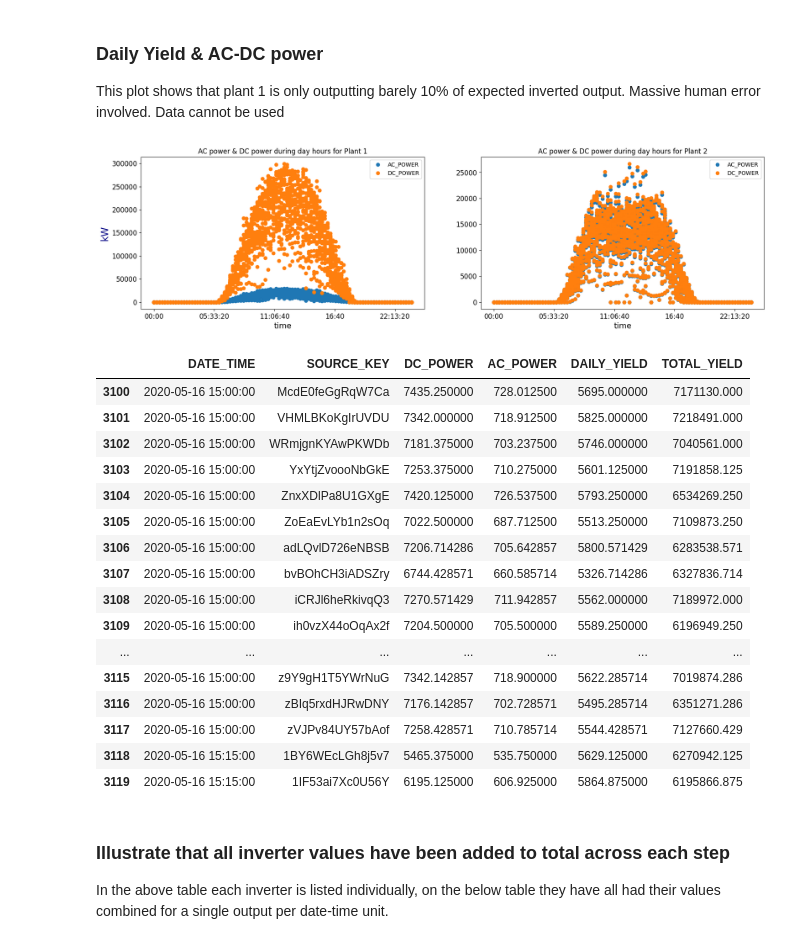
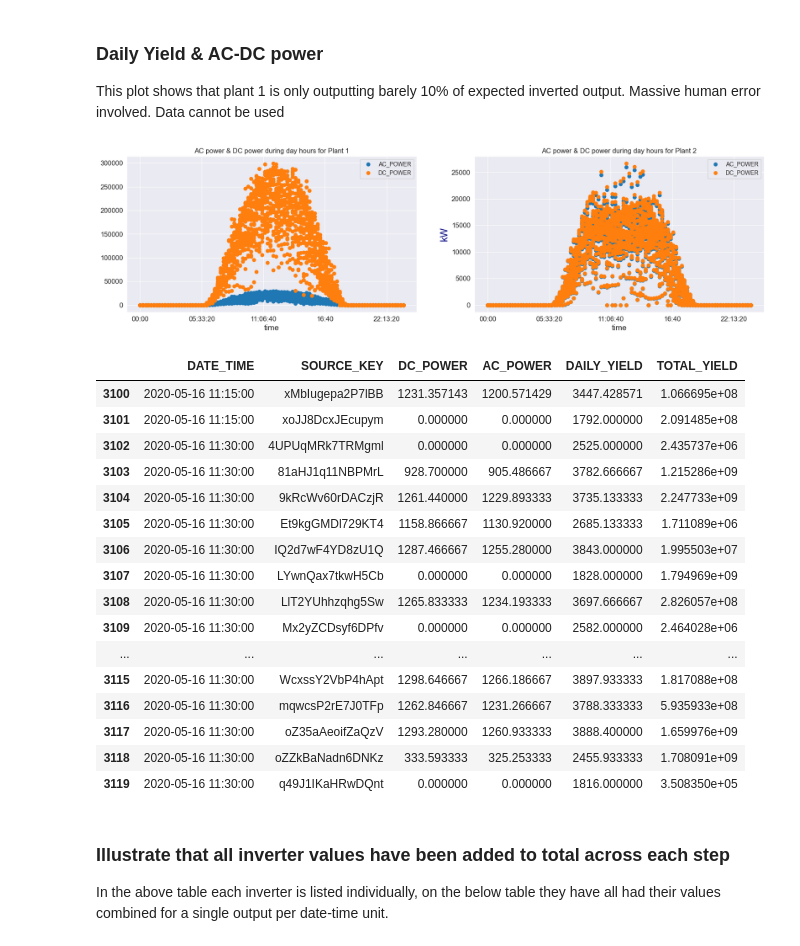
Before and after one commit to YohannesDK/DAT540_Group_11, a Jupyter notebook: DAT540_Group_11.ipynb, the cells around one changed output. Saved outputs shown, nothing was run; the diff lists cells and outputs as text; code cells hidden in the pictures.

Commit message:
plant 1 done

```diff
--- a/DAT540_Group_11.ipynb
+++ b/DAT540_Group_11.ipynb
@@ -918,69 +918,69 @@ import datetime as dt
 import matplotlib.dates as mdates
 warnings.filterwarnings('ignore')
 # %%
-gen_1=pd.read_csv('./Plant_2_Generation_Data.csv')
+gen_2=pd.read_csv('./Plant_2_Generation_Data.csv')
+gen_2.drop('PLANT_ID',1,inplace=True)
+
+gen_1=pd.read_csv('./Plant_1_Generation_Data.csv')
 gen_1.drop('PLANT_ID',1,inplace=True)
-
-gen_2=pd.read_csv('./Plant_1_Generation_Data.csv')
-gen_2.drop('PLANT_ID',1,inplace=True)
 
 sens_1= pd.read_csv('./Plant_2_Weather_Sensor_Data.csv')
 sens_1.drop('PLANT_ID',1,inplace=True)
 #format datetime
-gen_1['DATE_TIME']= pd.to_datetime(gen_1['DATE_TIME'],format='%Y-%m-%d %H:%M') #named plant 2 data as gen_1
-gen_2['DATE_TIME']= pd.to_datetime(gen_2['DATE_TIME'],format='%d-%m-%Y %H:%M') #named plant 1 data as gen_2
+gen_2['DATE_TIME']= pd.to_datetime(gen_2['DATE_TIME'],format='%Y-%m-%d %H:%M') #named plant 2 data as gen_2
+gen_1['DATE_TIME']= pd.to_datetime(gen_1['DATE_TIME'],format='%d-%m-%Y %H:%M') #named plant 1 data as gen_1
 sens_1['DATE_TIME']= pd.to_datetime(sens_1['DATE_TIME'],format='%Y-%m-%d %H:%M:%S')
 # %% [markdown]
 ### Daily Yield & AC-DC power
 This plot shows that plant 1 is only outputting barely 10% of expected inverted output. Massive human error involved. Data cannot be used
 # %%
-df_gen=gen_1.groupby('DATE_TIME').sum().reset_index() #group all items by the increments, which has several inverters. SUm all the inverter values into one. SO you get one value per time step for each collumn
-df_gen['time']=df_gen['DATE_TIME'].dt.time #taking the time component from datetime and making a collumn
+df_gen2=gen_2.groupby('DATE_TIME').sum().reset_index() #group all items by the increments, which has several inverters. SUm all the inverter values into one. SO you get one value per time step for each collumn
+df_gen2['time']=df_gen2['DATE_TIME'].dt.time #taking the time component from datetime and making a collumn
 
 #Setting up plant 2 dataframe
-df_gen2=gen_2.groupby('DATE_TIME').sum().reset_index()
-df_gen2['time']=df_gen2['DATE_TIME'].dt.time
+df_gen=gen_1.groupby('DATE_TIME').sum().reset_index()
+df_gen['time']=df_gen['DATE_TIME'].dt.time
 
 fig,ax = plt.subplots(ncols=2,nrows=1,dpi=100,figsize=(20,5))
 
 # daily yield plot
-#df_gen.plot(x='DATE_TIME',y='DAILY_YIELD',color='navy',ax=ax[0])
+#df_gen2.plot(x='DATE_TIME',y='DAILY_YIELD',color='navy',ax=ax[0])
 
 
 # AC & DC power plot
-df_gen.set_index('time').drop('DATE_TIME',1)[['AC_POWER','DC_POWER']].plot(style='o',ax=ax[0]) #plant 2 plot
-df_gen2.set_index('time').drop('DATE_TIME',1)[['AC_POWER','DC_POWER']].plot(style='o',ax=ax[1]) #plant 1 plot
+df_gen2.set_index('time').drop('DATE_TIME',1)[['AC_POWER','DC_POWER']].plot(style='o',ax=ax[1]) #plant 2 plot
+df_gen.set_index('time').drop('DATE_TIME',1)[['AC_POWER','DC_POWER']].plot(style='o',ax=ax[0]) #plant 1 plot
 
 
 #ax[0].set_title('Daily yield',)
 
 
-ax[0].set_title('AC power & DC power during day hours for Plant 2')
-ax[1].set_title('AC power & DC power during day hours for Plant 1')
-ax[0].set_ylabel('kW',color='navy',fontsize=17)
+ax[1].set_title('AC power & DC power during day hours for Plant 2')
+ax[0].set_title('AC power & DC power during day hours for Plant 1')
+ax[1].set_ylabel('kW',color='navy',fontsize=17)
 plt.show()
 
 pd.options.display.max_rows = 4000 #output text size
-gen_1[3100:3120] #snapshot of plant 1 to illustrate this dataframe carries several inverters for each time step
+gen_2[3100:3120] #snapshot of plant 1 to illustrate this dataframe carries several inverters for each time step
 # %% [output]
-[figure, old version]
+[figure, new version]
 |  | DATE_TIME | SOURCE_KEY | DC_POWER | AC_POWER | DAILY_YIELD | TOTAL_YIELD |
-| 3100 | 2020-05-16 15:00:00 | McdE0feGgRqW7Ca | 7435.250000 | 728.012500 | 5695.000000 | 7171130.000 |
-| 3101 | 2020-05-16 15:00:00 | VHMLBKoKgIrUVDU | 7342.000000 | 718.912500 | 5825.000000 | 7218491.000 |
-| 3102 | 2020-05-16 15:00:00 | WRmjgnKYAwPKWDb | 7181.375000 | 703.237500 | 5746.000000 | 7040561.000 |
-| 3103 | 2020-05-16 15:00:00 | YxYtjZvoooNbGkE | 7253.375000 | 710.275000 | 5601.125000 | 7191858.125 |
-| 3104 | 2020-05-16 15:00:00 | ZnxXDlPa8U1GXgE | 7420.125000 | 726.537500 | 5793.250000 | 6534269.250 |
-| 3105 | 2020-05-16 15:00:00 | ZoEaEvLYb1n2sOq | 7022.500000 | 687.712500 | 5513.250000 | 7109873.250 |
-| 3106 | 2020-05-16 15:00:00 | adLQvlD726eNBSB | 7206.714286 | 705.642857 | 5800.571429 | 6283538.571 |
-| 3107 | 2020-05-16 15:00:00 | bvBOhCH3iADSZry | 6744.428571 | 660.585714 | 5326.714286 | 6327836.714 |
-| 3108 | 2020-05-16 15:00:00 | iCRJl6heRkivqQ3 | 7270.571429 | 711.942857 | 5562.000000 | 7189972.000 |
-| 3109 | 2020-05-16 15:00:00 | ih0vzX44oOqAx2f | 7204.500000 | 705.500000 | 5589.250000 | 6196949.250 |
+| 3100 | 2020-05-16 11:15:00 | xMbIugepa2P7lBB | 1231.357143 | 1200.571429 | 3447.428571 | 1.066695e+08 |
+| 3101 | 2020-05-16 11:15:00 | xoJJ8DcxJEcupym | 0.000000 | 0.000000 | 1792.000000 | 2.091485e+08 |
+| 3102 | 2020-05-16 11:30:00 | 4UPUqMRk7TRMgml | 0.000000 | 0.000000 | 2525.000000 | 2.435737e+06 |
+| 3103 | 2020-05-16 11:30:00 | 81aHJ1q11NBPMrL | 928.700000 | 905.486667 | 3782.666667 | 1.215286e+09 |
+| 3104 | 2020-05-16 11:30:00 | 9kRcWv60rDACzjR | 1261.440000 | 1229.893333 | 3735.133333 | 2.247733e+09 |
+| 3105 | 2020-05-16 11:30:00 | Et9kgGMDl729KT4 | 1158.866667 | 1130.920000 | 2685.133333 | 1.711089e+06 |
+| 3106 | 2020-05-16 11:30:00 | IQ2d7wF4YD8zU1Q | 1287.466667 | 1255.280000 | 3843.000000 | 1.995503e+07 |
+| 3107 | 2020-05-16 11:30:00 | LYwnQax7tkwH5Cb | 0.000000 | 0.000000 | 1828.000000 | 1.794969e+09 |
+| 3108 | 2020-05-16 11:30:00 | LlT2YUhhzqhg5Sw | 1265.833333 | 1234.193333 | 3697.666667 | 2.826057e+08 |
+| 3109 | 2020-05-16 11:30:00 | Mx2yZCDsyf6DPfv | 0.000000 | 0.000000 | 2582.000000 | 2.464028e+06 |
 | ... | ... | ... | ... | ... | ... | ... |
-| 3115 | 2020-05-16 15:00:00 | z9Y9gH1T5YWrNuG | 7342.142857 | 718.900000 | 5622.285714 | 7019874.286 |
-| 3116 | 2020-05-16 15:00:00 | zBIq5rxdHJRwDNY | 7176.142857 | 702.728571 | 5495.285714 | 6351271.286 |
-| 3117 | 2020-05-16 15:00:00 | zVJPv84UY57bAof | 7258.428571 | 710.785714 | 5544.428571 | 7127660.429 |
-| 3118 | 2020-05-16 15:15:00 | 1BY6WEcLGh8j5v7 | 5465.375000 | 535.750000 | 5629.125000 | 6270942.125 |
-| 3119 | 2020-05-16 15:15:00 | 1IF53ai7Xc0U56Y | 6195.125000 | 606.925000 | 5864.875000 | 6195866.875 |
+| 3115 | 2020-05-16 11:30:00 | WcxssY2VbP4hApt | 1298.646667 | 1266.186667 | 3897.933333 | 1.817088e+08 |
+| 3116 | 2020-05-16 11:30:00 | mqwcsP2rE7J0TFp | 1262.846667 | 1231.266667 | 3788.333333 | 5.935933e+08 |
+| 3117 | 2020-05-16 11:30:00 | oZ35aAeoifZaQzV | 1293.280000 | 1260.933333 | 3888.400000 | 1.659976e+09 |
+| 3118 | 2020-05-16 11:30:00 | oZZkBaNadn6DNKz | 333.593333 | 325.253333 | 2455.933333 | 1.708091e+09 |
+| 3119 | 2020-05-16 11:30:00 | q49J1IKaHRwDQnt | 0.000000 | 0.000000 | 1816.000000 | 3.508350e+05 |
 # %% [markdown]
 ### Illustrate that all inverter values have been added to total across each step
 In the above table each inverter is listed individually, on the below table they have all had their values combined for a single output per date-time unit.
```
Also changed, not shown: parts of 48 cells of this notebook.
